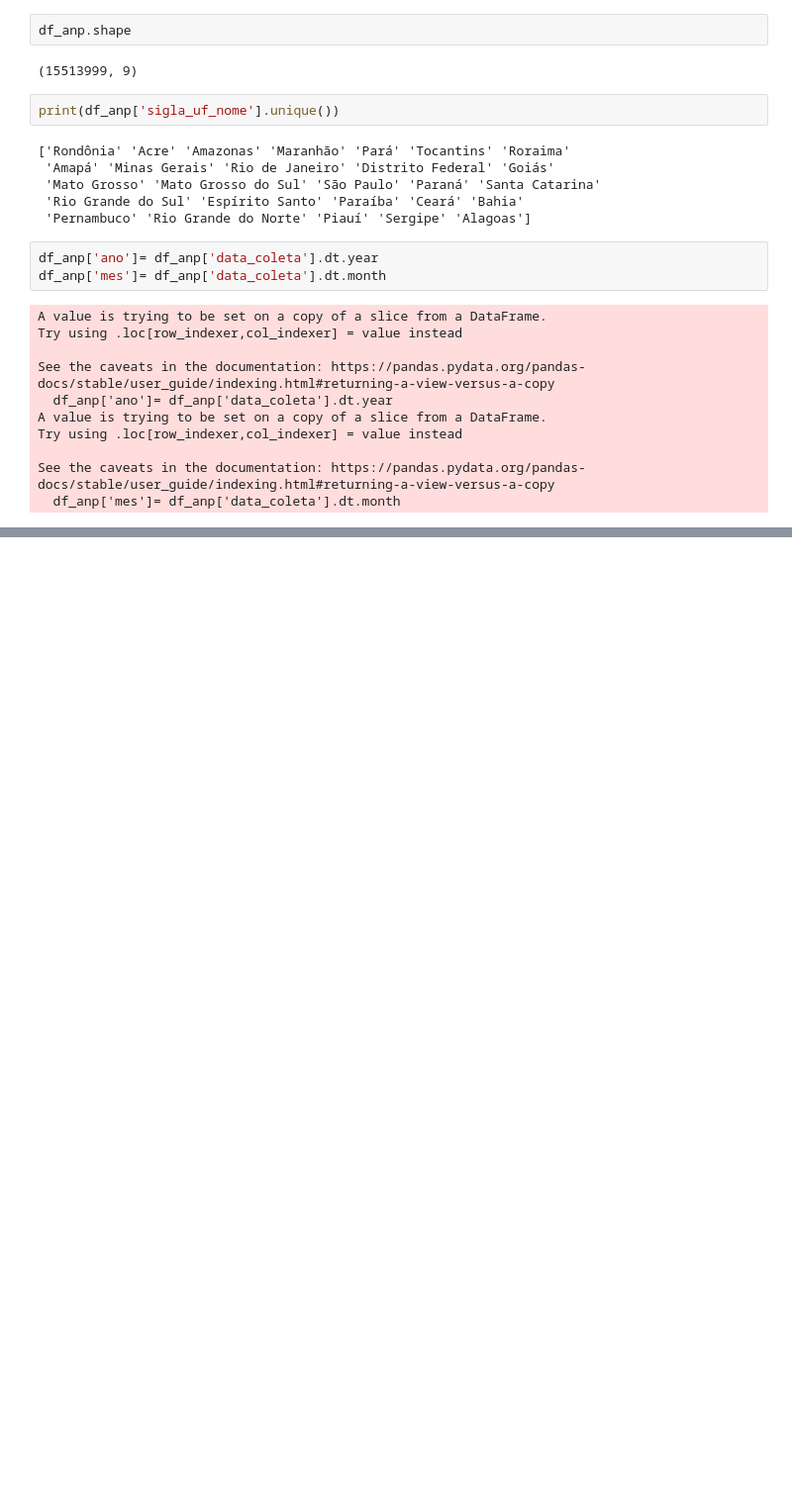
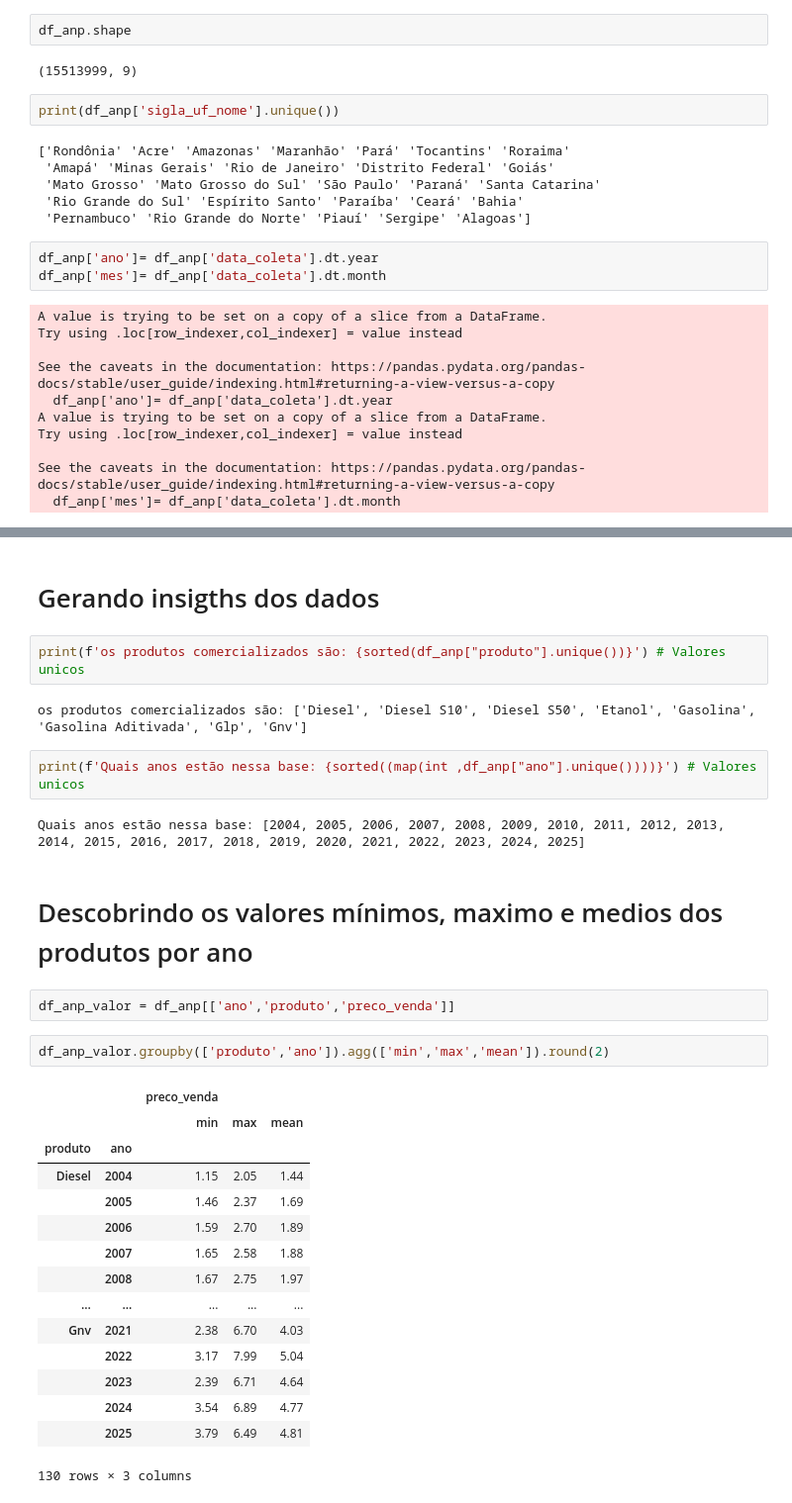
Before and after one commit to KelvynAmaral/Combustiveis_EDA, a Jupyter notebook: preco_combustivel.ipynb, the cells around one changed output, grey strips where cells are left out. Shown: that part at 99% size. Saved outputs shown, nothing was run; the diff lists cells and outputs as text; blank space fills up the shorter version.

Commit message:
Gerando insights dos dados

```diff
--- a/preco_combustivel.ipynb
+++ b/preco_combustivel.ipynb
@@ -236,0 +259,32 @@ See the caveats in the documentation: https://pandas.pydata.org/pandas-docs/stab
+# %% [markdown]
+# Gerando insigths dos dados
+# %%
+print(f'os produtos comercializados são: {sorted(df_anp["produto"].unique())}') # Valores unicos
+# %% [output]
+os produtos comercializados são: ['Diesel', 'Diesel S10', 'Diesel S50', 'Etanol', 'Gasolina', 'Gasolina Aditivada', 'Glp', 'Gnv']
+# %%
+print(f'Quais anos estão nessa base: {sorted((map(int ,df_anp["ano"].unique())))}') # Valores unicos
+# %% [output]
+Quais anos estão nessa base: [2004, 2005, 2006, 2007, 2008, 2009, 2010, 2011, 2012, 2013, 2014, 2015, 2016, 2017, 2018, 2019, 2020, 2021, 2022, 2023, 2024, 2025]
+# %% [markdown]
+# Descobrindo os valores mínimos, maximo e medios dos produtos por ano
+# %%
+df_anp_valor = df_anp[['ano','produto','preco_venda']]
+# %%
+df_anp_valor.groupby(['produto','ano']).agg(['min','max','mean']).round(2)
+# %% [output]
+|  |  | preco_venda |  |  |
+|  |  | min | max | mean |
+| produto | ano |  |  |  |
+| Diesel | 2004 | 1.15 | 2.05 | 1.44 |
+|  | 2005 | 1.46 | 2.37 | 1.69 |
+|  | 2006 | 1.59 | 2.70 | 1.89 |
+|  | 2007 | 1.65 | 2.58 | 1.88 |
+|  | 2008 | 1.67 | 2.75 | 1.97 |
+| ... | ... | ... | ... | ... |
+| Gnv | 2021 | 2.38 | 6.70 | 4.03 |
+|  | 2022 | 3.17 | 7.99 | 5.04 |
+|  | 2023 | 2.39 | 6.71 | 4.64 |
+|  | 2024 | 3.54 | 6.89 | 4.77 |
+|  | 2025 | 3.79 | 6.49 | 4.81 |
+130 rows × 3 columns
```
Also changed, not shown: parts of 6 cells of this notebook.
